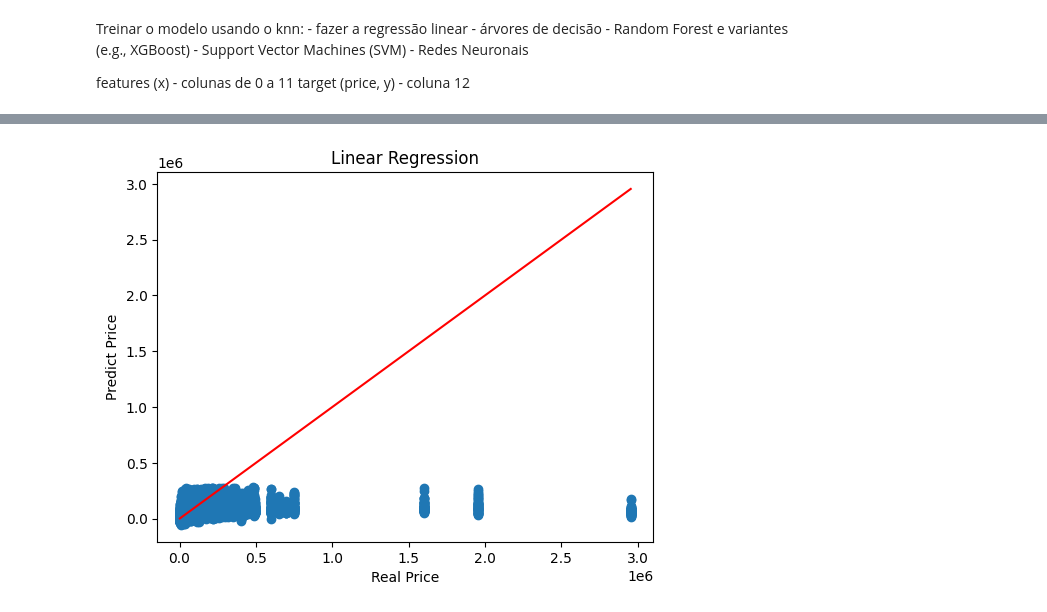
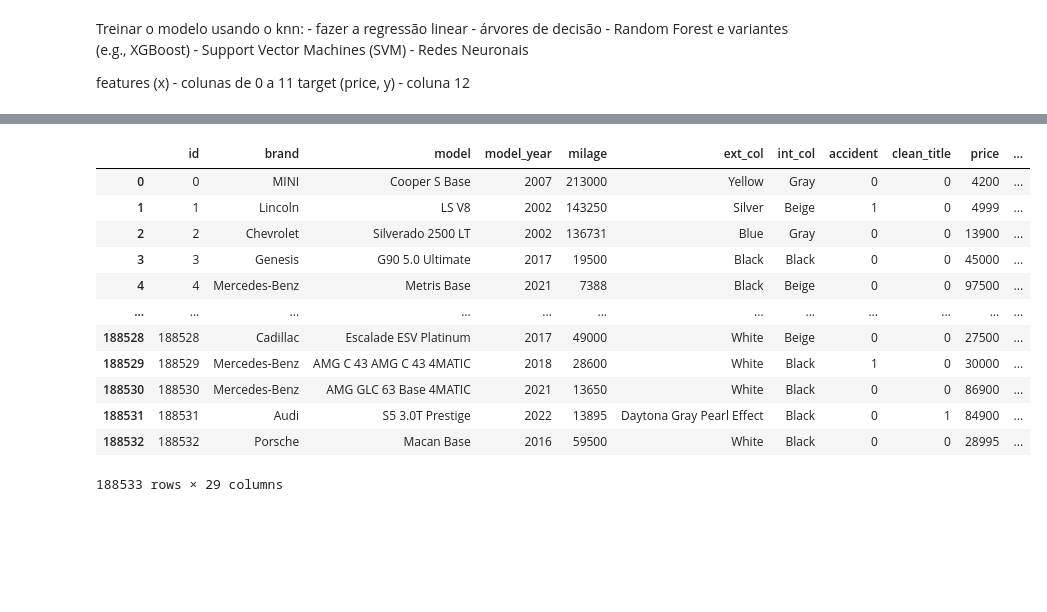
Before and after one commit to ThaylaalyahT/AA_TP1, a Jupyter notebook: car_price_prediction_test.ipynb, the cells around one changed output, grey strips where cells are left out. Cells and saved outputs as stored; diff of their text form; code cells hidden in the pictures; blank space fills up the shorter version.

Commit message:
changes to the jupyter notebook, only model is not in numeric

```diff
--- a/car_price_prediction_test.ipynb
+++ b/car_price_prediction_test.ipynb
@@ -194,9 +77,20 @@ for k in X_train.columns:
-# %%
-plt.scatter(Y_train, y_pred_train)
-plt.plot([Y_train.min(),Y_train.max()], [Y_train.min(),Y_train.max()], 'r-')
-plt.xlabel("Real Price")
-plt.ylabel("Predict Price")
-plt.title('Linear Regression')
-plt.show()
-# %% [output]
-[figure, removed]
+# %%
+ohe_fuel = OneHotEncoder(handle_unknown='ignore', sparse_output=False)
+
+### ----------------TRAIN------------------------------------------------------
+train['fuel_type'] = train['fuel_type'].astype('category')
+fuel_ohe_train = ohe_fuel.fit_transform(train[['fuel_type']])
+fuel_ohe_train_df = pd.DataFrame(fuel_ohe_train,
+                                 columns=ohe_fuel.get_feature_names_out(['fuel_type']),
+                                 index=train.index)
+
+train = pd.concat([train.drop(columns=['fuel_type']), fuel_ohe_train_df], axis=1)
+
+### ----------------TEST------------------------------------------------------
+test['fuel_type'] = test['fuel_type'].astype('category')
+fuel_ohe_test = ohe_fuel.transform(test[['fuel_type']])
+fuel_ohe_test_df = pd.DataFrame(fuel_ohe_test,
+                                columns=ohe_fuel.get_feature_names_out(['fuel_type']),
+                                index=test.index)
+
+test = pd.concat([test.drop(columns=['fuel_type']), fuel_ohe_test_df], axis=1)
@@ -202,0 +126,36 @@ plt.show()
+# %%
+train['transmission_type'] = train['transmission_type'].astype('category')
+ohe = OneHotEncoder(handle_unknown='ignore', sparse_output= False).set_output(transform='pandas')
+ohetransform = ohe.fit_transform(train[['transmission_type']]).astype(int)
+train = pd.concat([train, ohetransform], axis=1).drop(columns=['transmission_type'])
+
+# Garantir que a coluna é category
+test['transmission_type'] = test['transmission_type'].astype('category')
+
+# Usar o encoder treinado no train (ohe)
+ohe_test = ohe.transform(test[['transmission_type']]).astype(int)
+
+# Criar DataFrame com as colunas corretas
+ohe_test_df = pd.DataFrame(
+    ohe_test,
+    columns=ohe.get_feature_names_out(['transmission_type']),
+    index=test.index
+)
+
+# Concatenar e remover a coluna original
+test = pd.concat([test.drop(columns=['transmission_type']), ohe_test_df], axis=1)
+train
+# %% [output]
+|  | id | brand | model | model_year | milage | ext_col | int_col | accident | clean_title | price | ... |
+| 0 | 0 | MINI | Cooper S Base | 2007 | 213000 | Yellow | Gray | 0 | 0 | 4200 | ... |
+| 1 | 1 | Lincoln | LS V8 | 2002 | 143250 | Silver | Beige | 1 | 0 | 4999 | ... |
+| 2 | 2 | Chevrolet | Silverado 2500 LT | 2002 | 136731 | Blue | Gray | 0 | 0 | 13900 | ... |
+| 3 | 3 | Genesis | G90 5.0 Ultimate | 2017 | 19500 | Black | Black | 0 | 0 | 45000 | ... |
+| 4 | 4 | Mercedes-Benz | Metris Base | 2021 | 7388 | Black | Beige | 0 | 0 | 97500 | ... |
+| ... | ... | ... | ... | ... | ... | ... | ... | ... | ... | ... | ... |
+| 188528 | 188528 | Cadillac | Escalade ESV Platinum | 2017 | 49000 | White | Beige | 0 | 0 | 27500 | ... |
+| 188529 | 188529 | Mercedes-Benz | AMG C 43 AMG C 43 4MATIC | 2018 | 28600 | White | Black | 1 | 0 | 30000 | ... |
+| 188530 | 188530 | Mercedes-Benz | AMG GLC 63 Base 4MATIC | 2021 | 13650 | White | Black | 0 | 0 | 86900 | ... |
+| 188531 | 188531 | Audi | S5 3.0T Prestige | 2022 | 13895 | Daytona Gray Pearl Effect | Black | 0 | 1 | 84900 | ... |
+| 188532 | 188532 | Porsche | Macan Base | 2016 | 59500 | White | Black | 0 | 0 | 28995 | ... |
+188533 rows × 29 columns
```
Also changed, not shown: parts of 14 cells of this notebook, 2 other files.
